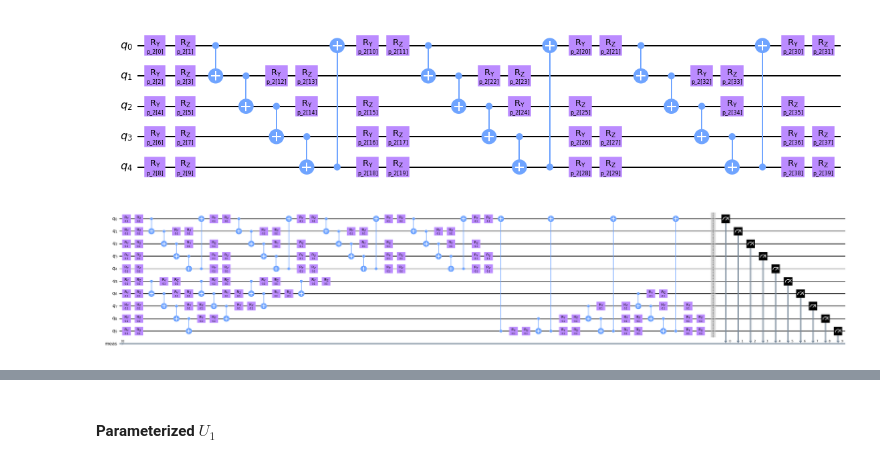
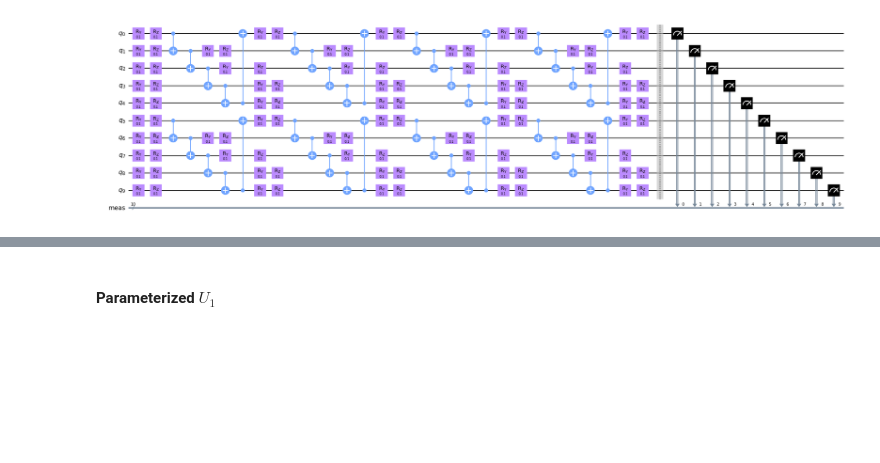
Before and after one commit to doggydoggy0101/Toward_solving_large_combinational_optimization_problem, a Jupyter notebook: maxcut_random graph.ipynb, the cells around one changed output, grey strips where cells are left out. Drawn from its saved outputs; the diff is of its cells as text; code cells hidden in the pictures; blank space fills up the shorter version.

```diff
--- a/maxcut_random graph.ipynb
+++ b/maxcut_random graph.ipynb
@@ -78,36 +49,7 @@ qc_u1.draw(output="mpl",fold=-1)
-# %%
-repeat = 4
-
-qc_u2 = QuantumCircuit(5)
-pv_u2 = ParameterVector('p_2', 10*repeat)
-
-t = 0
-for i in range(repeat):
-    qc_u2.ry(pv_u2[t], 0)
-    qc_u2.rz(pv_u2[t+1],0)
-    qc_u2.ry(pv_u2[t+2], 1)
-    qc_u2.rz(pv_u2[t+3], 1)
-    qc_u2.ry(pv_u2[t+4], 2)
-    qc_u2.rz(pv_u2[t+5], 2)
-    qc_u2.ry(pv_u2[t+6], 3)
-    qc_u2.rz(pv_u2[t+7], 3)
-    qc_u2.ry(pv_u2[t+8], 4)
-    qc_u2.rz(pv_u2[t+9], 4)
-    if i < repeat-1:
-        qc_u2.cnot(0,1)
-        qc_u2.cnot(1,2)
-        qc_u2.cnot(2,3)
-        qc_u2.cnot(3,4)
-        qc_u2.cnot(4,0)
-    t += 10
-
-qc_u2.draw(output="mpl",fold=-1)
-# %% [output]
-[figure, removed]
 # %%
 def create_circ(G, theta):
 
-    nqubits = 10
+    nqubits = 10 ########################################
     qc = QuantumCircuit(nqubits)
 
     r = 5
@@ -118,24 +60,11 @@ def create_circ(G, theta):
         for j in range(nqubits // 2):
             qc.ry(theta[t+2*j], j)
             qc.rz(theta[t+2*j+1], j)
-        # qc.ry(theta[t], 0)
-        # qc.rz(theta[t+1],0)
-        # qc.ry(theta[t+2], 1)
-        # qc.rz(theta[t+3], 1)
-        # qc.ry(theta[t+4], 2)
-        # qc.rz(theta[t+5], 2)
-        # qc.ry(theta[t+6], 3)
-        # qc.rz(theta[t+7], 3)
-        # qc.ry(theta[t+8], 4)
-        # qc.rz(theta[t+9], 4)
+
         if i < r-1:
-            for j in range(r):
-                qc.cnot(j, (j+1)%r)
-            # qc.cnot(0,1)
-            # qc.cnot(1,2)
-            # qc.cnot(2,3)
-            # qc.cnot(3,4)
-            # qc.cnot(4,0)
+            for j in range(nqubits // 2-1):
+                qc.cnot(j, (j+1))
+            qc.cnot(nqubits//2-1, 0)
         t += nqubits
 
     t = int(len(theta)/2)
@@ -154,13 +83,13 @@ def create_circ(G, theta):
 # %%
 para = []
 repeat = 5
-for i in range(repeat*2*10): para.append(0.1)
+for i in range(repeat*2*n): para.append(0.1)
 
 qc_test = create_circ(G, para)
 
 qc_test.draw(output="mpl", fold=-1)
 # %% [output]
-[figure, old version]
+[figure, new version]
 # %%
 def maxcut_obj(x, G):
     obj = 0
```
Also changed, not shown: parts of 12 cells of this notebook.
